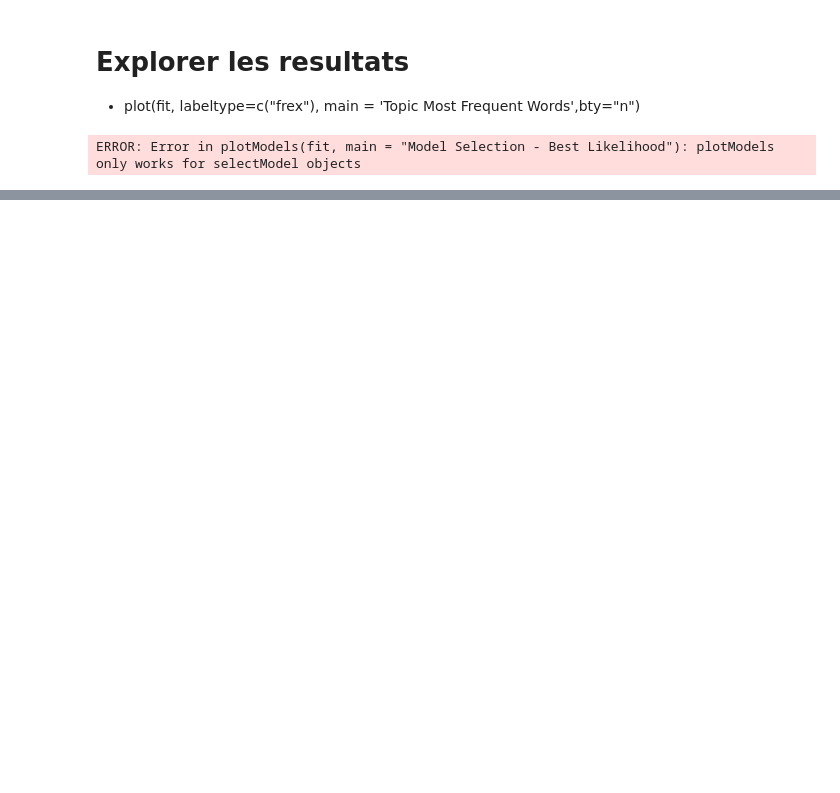
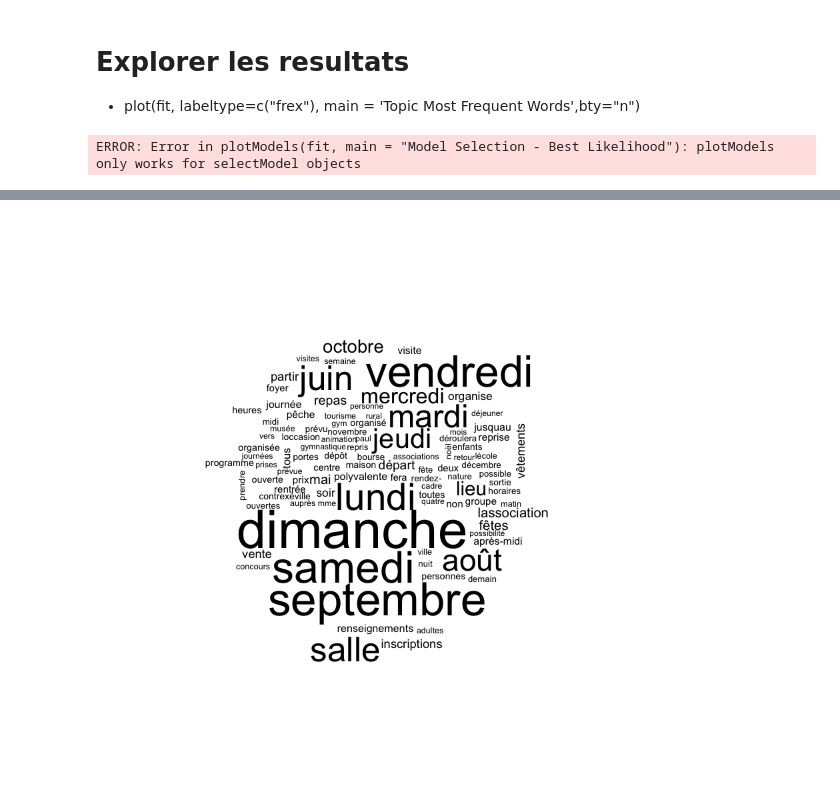
Before and after one commit to alexisperrier/UPEM-NUMI, a Jupyter notebook: lab02/notebooks/Topic Modeling in R with STM.ipynb, the cells around one changed output, grey strips where cells are left out. Saved outputs shown, nothing was run; the diff lists cells and outputs as text; code cells hidden in the pictures; blank space fills up the shorter version.

```diff
--- a/lab02/notebooks/Topic Modeling in R with STM.ipynb
+++ b/lab02/notebooks/Topic Modeling in R with STM.ipynb
@@ -195,0 +245,4 @@ Warning message in text.default(frequency[invrank[i]] + min(2 * max(frequency),
+# %%
+cloud(fit, 46)
+# %% [output]
+[figure, added]
```
Also changed, not shown: parts of 17 cells of this notebook, 4 other files.
